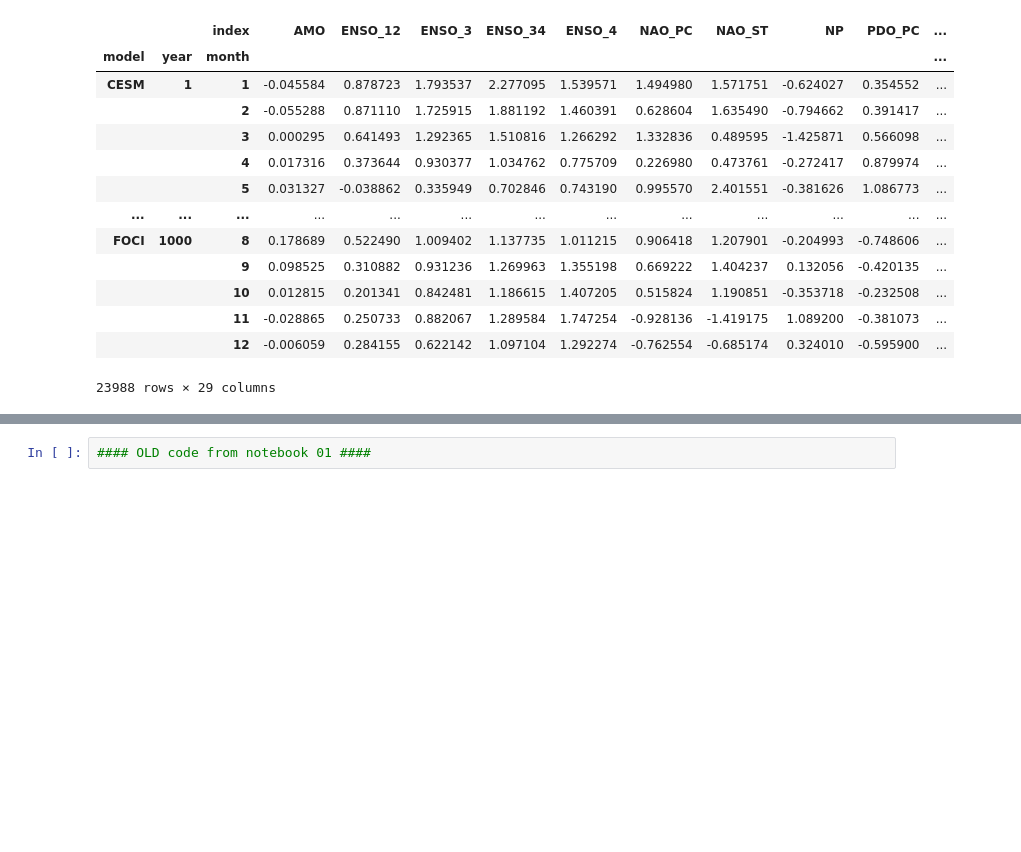
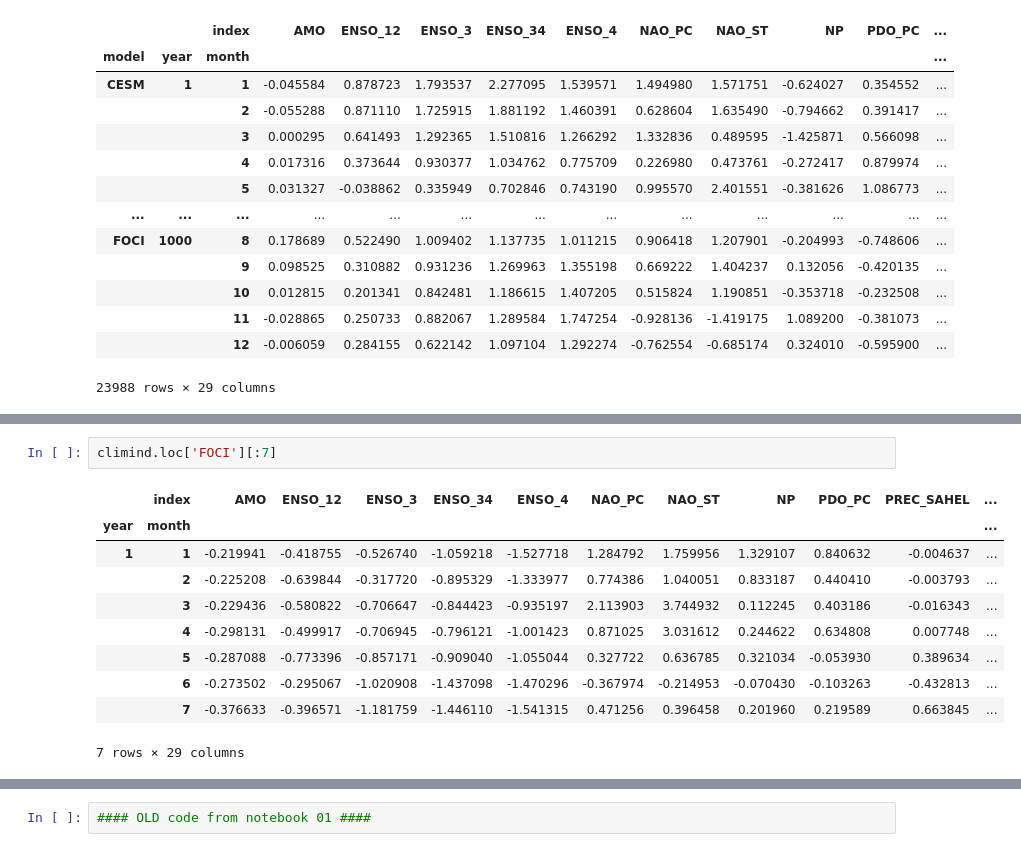
Before and after one commit to MarcoLandtHayen/cicmod_application, a Jupyter notebook: notebooks/02_enso_prediction.ipynb, the cells around one changed output, grey strips where cells are left out. Drawn from its saved outputs; the diff is of its cells as text; blank space fills up the shorter version.

```diff
--- a/notebooks/02_enso_prediction.ipynb
+++ b/notebooks/02_enso_prediction.ipynb
@@ -90,0 +130,13 @@ target_CESM = climind_CESM.loc[:, climind_CESM.columns == 'ENSO_34']
+# %%
+climind.loc['FOCI'][:7]
+# %% [output]
+|  | index | AMO | ENSO_12 | ENSO_3 | ENSO_34 | ENSO_4 | NAO_PC | NAO_ST | NP | PDO_PC | PREC_SAHEL | ... |
+| year | month |  |  |  |  |  |  |  |  |  |  | ... |
+| 1 | 1 | -0.219941 | -0.418755 | -0.526740 | -1.059218 | -1.527718 | 1.284792 | 1.759956 | 1.329107 | 0.840632 | -0.004637 | ... |
+|  | 2 | -0.225208 | -0.639844 | -0.317720 | -0.895329 | -1.333977 | 0.774386 | 1.040051 | 0.833187 | 0.440410 | -0.003793 | ... |
+|  | 3 | -0.229436 | -0.580822 | -0.706647 | -0.844423 | -0.935197 | 2.113903 | 3.744932 | 0.112245 | 0.403186 | -0.016343 | ... |
+|  | 4 | -0.298131 | -0.499917 | -0.706945 | -0.796121 | -1.001423 | 0.871025 | 3.031612 | 0.244622 | 0.634808 | 0.007748 | ... |
+|  | 5 | -0.287088 | -0.773396 | -0.857171 | -0.909040 | -1.055044 | 0.327722 | 0.636785 | 0.321034 | -0.053930 | 0.389634 | ... |
+|  | 6 | -0.273502 | -0.295067 | -1.020908 | -1.437098 | -1.470296 | -0.367974 | -0.214953 | -0.070430 | -0.103263 | -0.432813 | ... |
+|  | 7 | -0.376633 | -0.396571 | -1.181759 | -1.446110 | -1.541315 | 0.471256 | 0.396458 | 0.201960 | 0.219589 | 0.663845 | ... |
+7 rows × 29 columns
```
Also changed, not shown: parts of 13 cells of this notebook.
